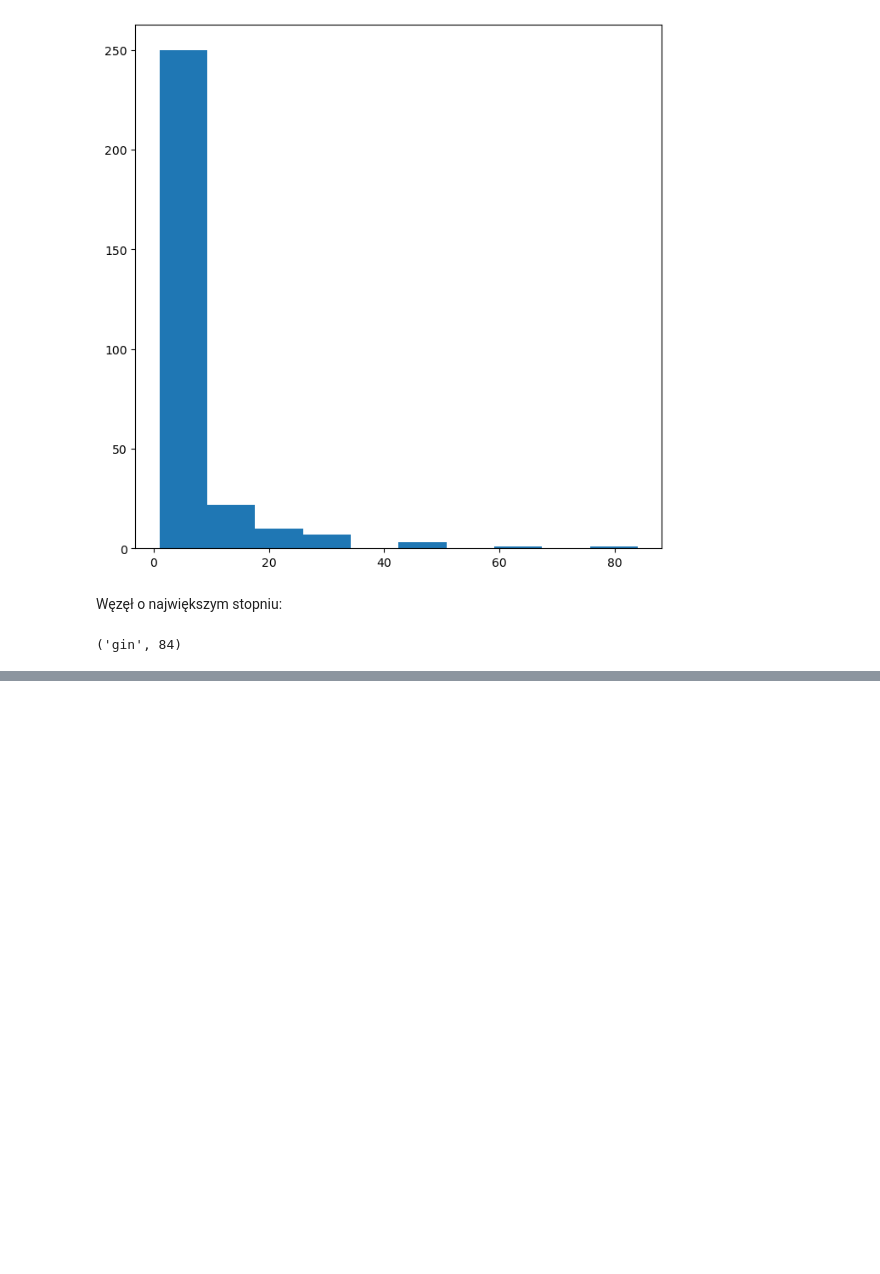
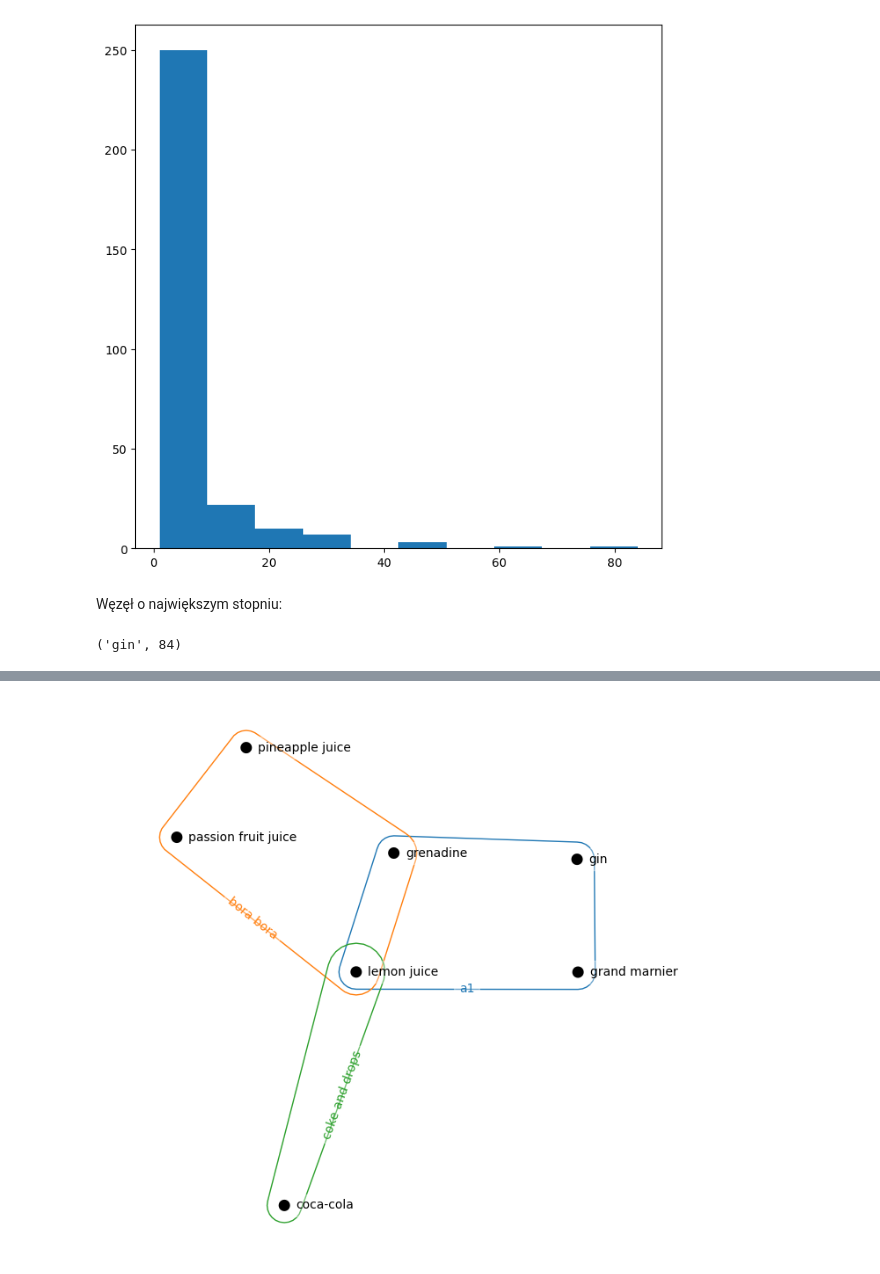
Before and after one commit to mwizer/complex-networks-of-drinks, a Jupyter notebook: basic_analysis.ipynb, the cells around one changed output, grey strips where cells are left out. Saved outputs shown, nothing was run; the diff lists cells and outputs as text; code cells hidden in the pictures; blank space fills up the shorter version.

```diff
--- a/basic_analysis.ipynb
+++ b/basic_analysis.ipynb
@@ -239,0 +305,13 @@ highest_deg_ing, highest_deg
+# %%
+ings = {"grenadine", "coca-cola", "vodka", "lemon juice", "pineapple juice", "gin", "passion fruit juice", "grand marnier"}
+
+can_be_made = []
+
+for edge in H.edges:
+    if(set(H.incidence_dict[edge]).issubset(ings)):
+        can_be_made.append(edge)
+
+H_can_be_made = H.restrict_to_edges(can_be_made)
+hnx.draw(H_can_be_made)
+# %% [output]
+[figure, added]
```
Also changed, not shown: parts of 10 cells of this notebook.
